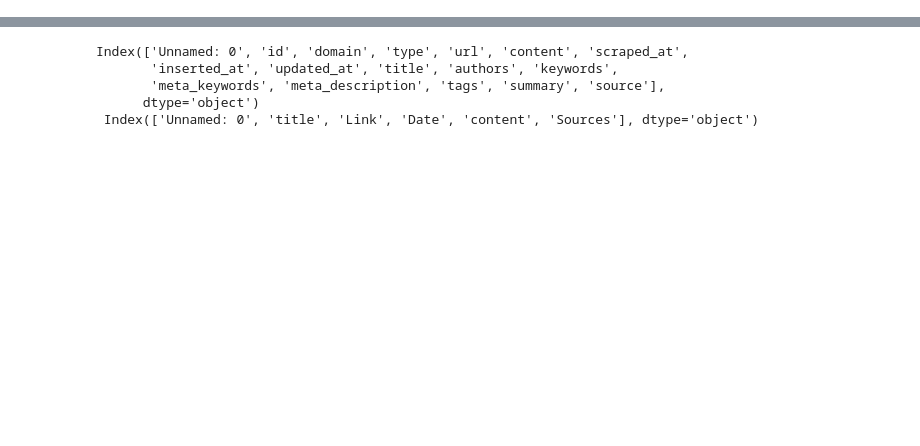
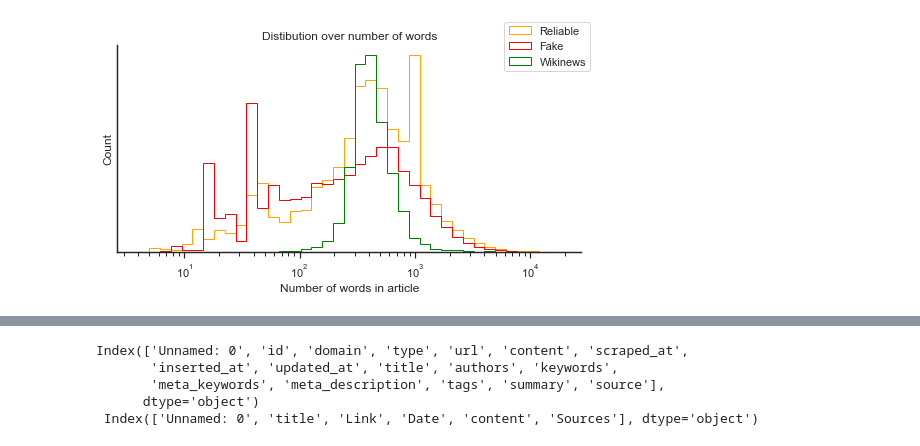
Before and after one commit to JakobSchauser/MLandData, a Jupyter notebook: DataScience/Final Project/final_project_subtask1.ipynb, the cells around one changed output, grey strips where cells are left out. Drawn from its saved outputs; the diff is of its cells as text; code cells hidden in the pictures; blank space fills up the shorter version.

```diff
--- a/DataScience/Final Project/final_project_subtask1.ipynb
+++ b/DataScience/Final Project/final_project_subtask1.ipynb
@@ -8,0 +16,28 @@ fake_news = pd.read_csv("1mio-raw.csv/1mio-raw.csv", delimiter = ',', encoding="
+# %%
+n_words_fake = [m for m in map(lambda x: len(x.split(" ")), fake_df["content"])]
+n_words_reliable = [m for m in map(lambda x: len(x.split(" ")), real_df["content"])]
+n_words_wiki  = [m for m in map(lambda x: len(x.split(" ")), wikinews["content"])]
+# %%
+fig, ax = plt.subplots(figsize = (7,4))
+
+maxx, minn = np.log10(max(n_words_fake)), np.log10(min(n_words_fake))
+
+ax.hist(n_words_reliable, bins = np.logspace(minn,maxx,40),  histtype = "step", color = "orange", label = "Reliable")
+ax.hist(n_words_fake, bins = np.logspace(minn,maxx,40),  histtype = "step", color = "red", label = "Fake")
+ax.set_xscale("log")
+sns.despine()
+ax.set_title("Distibution over number of words")
+ax.set_xlabel("Number of words in article")
+ax.set_ylabel("Count")
+ax.set_yticks([])
+ax2 = ax.twinx()
+ax2.hist(n_words_wiki, bins = np.logspace(minn,maxx,40),  histtype = "step", color = "green", label = "Wikinews", )
+
+ax2.set_yticks([])
+
+fig.legend()
+sns.despine()
+fig.tight_layout()
+plt.show()
+# %% [output]
+[figure, added]
```
Also changed, not shown: parts of 11 cells of this notebook, 4 other files.
